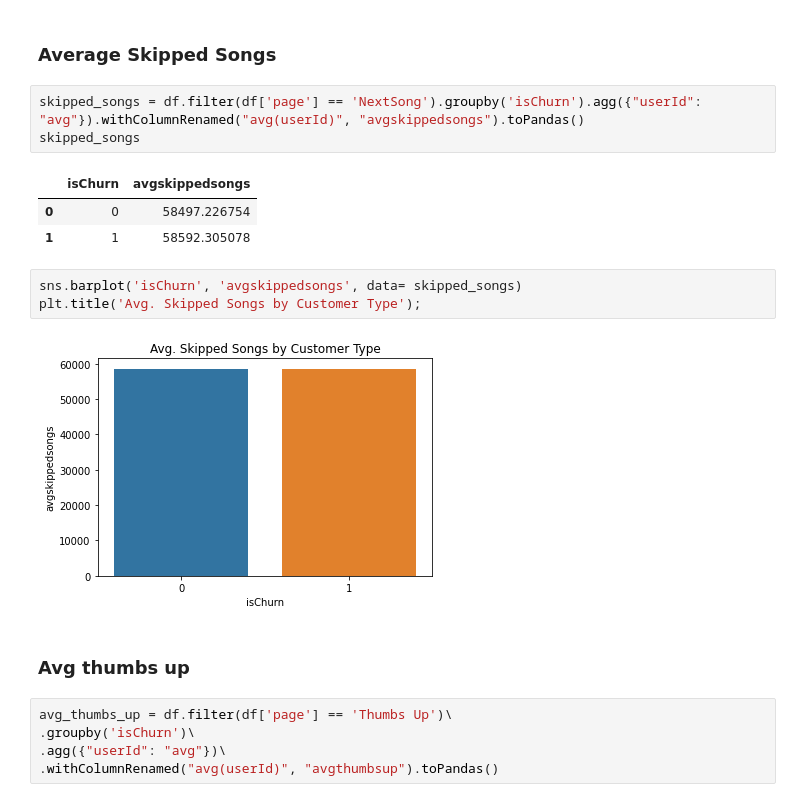
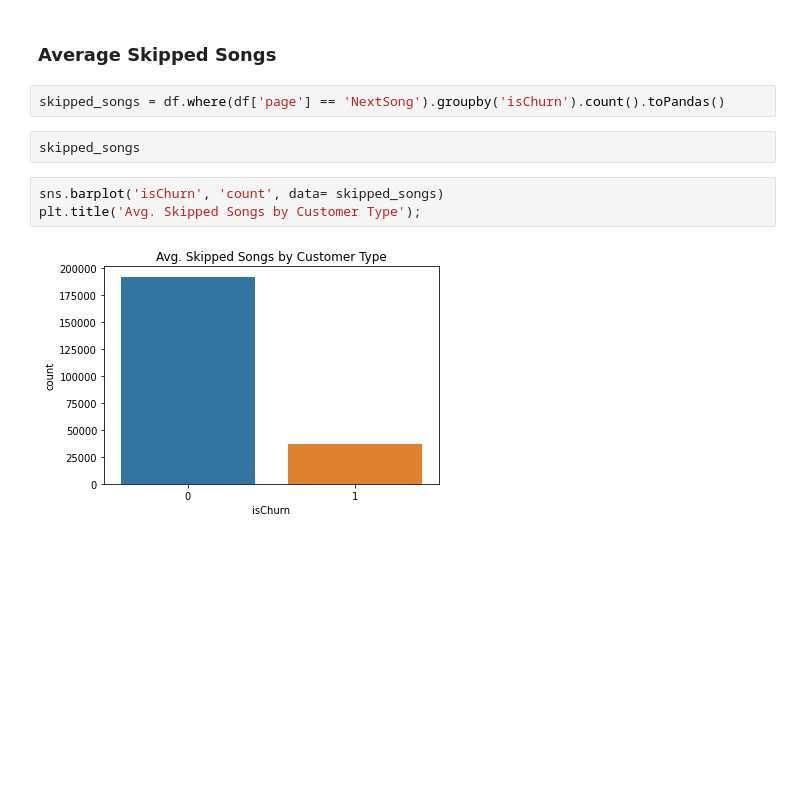
Before and after one commit to ShreeraamGit/Sparkify_customer_churn_project, a Jupyter notebook: sparkly_churn_project.ipynb, the cells around one changed output. Saved outputs shown, nothing was run; the diff lists cells and outputs as text; blank space fills up the shorter version.

```diff
--- a/sparkly_churn_project.ipynb
+++ b/sparkly_churn_project.ipynb
@@ -367,22 +396,12 @@ plt.title('Churned Customer Distribution');
 # %% [markdown]
 ### Average Skipped Songs
 # %%
-skipped_songs = df.filter(df['page'] == 'NextSong').groupby('isChurn').agg({"userId": "avg"}).withColumnRenamed("avg(userId)", "avgskippedsongs").toPandas()
-skipped_songs
+skipped_songs = df.where(df['page'] == 'NextSong').groupby('isChurn').count().toPandas()
-# %% [output]
-|  | isChurn | avgskippedsongs |
-| 0 | 0 | 58497.226754 |
-| 1 | 1 | 58592.305078 |
+# %%
+skipped_songs
 # %%
-sns.barplot('isChurn', 'avgskippedsongs', data= skipped_songs)
+sns.barplot('isChurn', 'count', data= skipped_songs)
 plt.title('Avg. Skipped Songs by Customer Type');
 # %% [output]
-[figure, old version]
+[figure, new version]
-# %% [markdown]
-### Avg thumbs up
-# %%
-avg_thumbs_up = df.filter(df['page'] == 'Thumbs Up')\
-.groupby('isChurn')\
-.agg({"userId": "avg"})\
-.withColumnRenamed("avg(userId)", "avgthumbsup").toPandas()
 # %%
```
Also changed, not shown: parts of 25 cells of this notebook.
